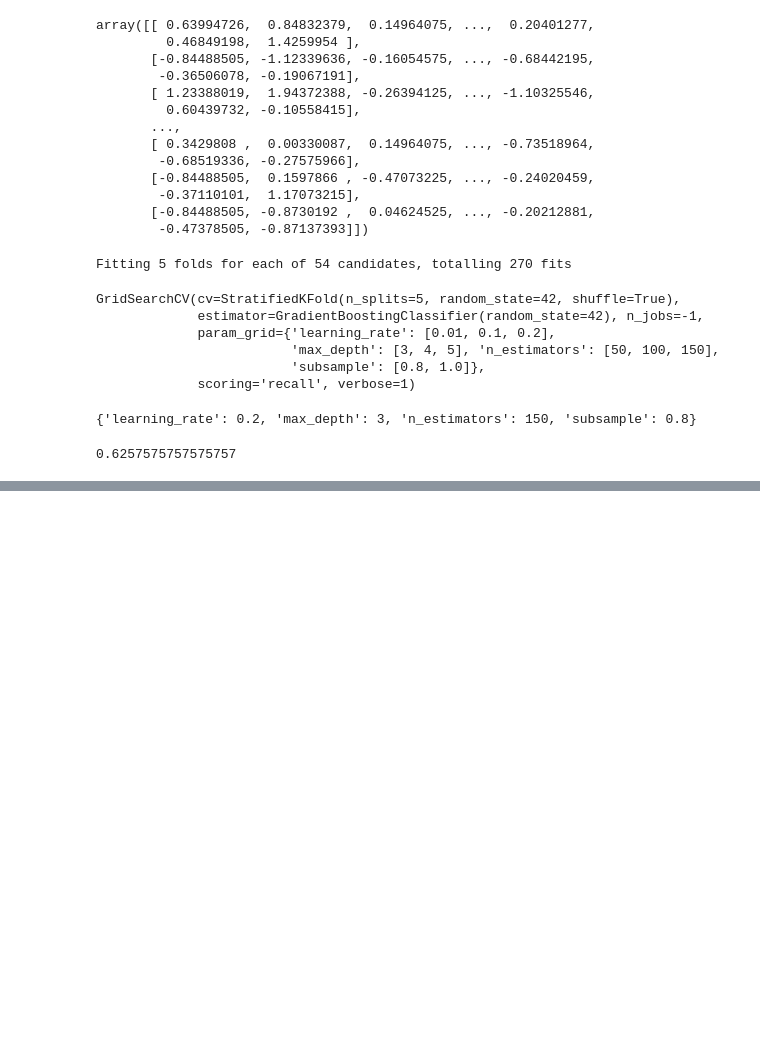
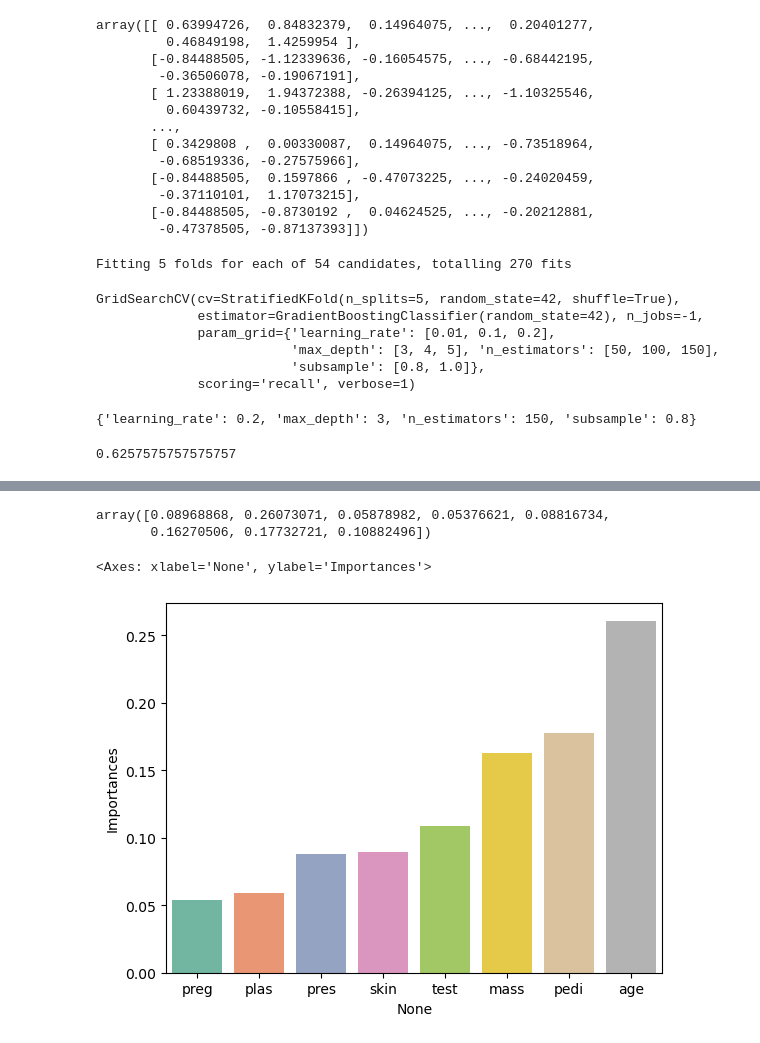
Before and after one commit to AbhinavAlluvada/DevProgram, a Jupyter notebook: GradientBoostingClassifier.ipynb, the cells around one changed output, grey strips where cells are left out. Drawn from its saved outputs; the diff is of its cells as text; code cells hidden in the pictures; blank space fills up the shorter version.

```diff
--- a/GradientBoostingClassifier.ipynb
+++ b/GradientBoostingClassifier.ipynb
@@ -101,0 +118,14 @@ y_pred = best_model.predict(X_test)
+# %%
+best_model.feature_importances_
+# %% [output]
+array([0.08968868, 0.26073071, 0.05878982, 0.05376621, 0.08816734,
+       0.16270506, 0.17732721, 0.10882496])
+# %%
+features = pd.DataFrame(best_model.feature_importances_,index = data.iloc[:,:-1].columns,columns = ["Importances"])
+df1 = features.sort_values(by = "Importances")
+# %%
+import seaborn as sns
+sns.barplot(data = df1,x = features.index,y = "Importances",hue = features.index,palette = "Set2")
+# %% [output]
+<Axes: xlabel='None', ylabel='Importances'>
+[figure, added]
```
Also changed, not shown: parts of 2 cells of this notebook.
